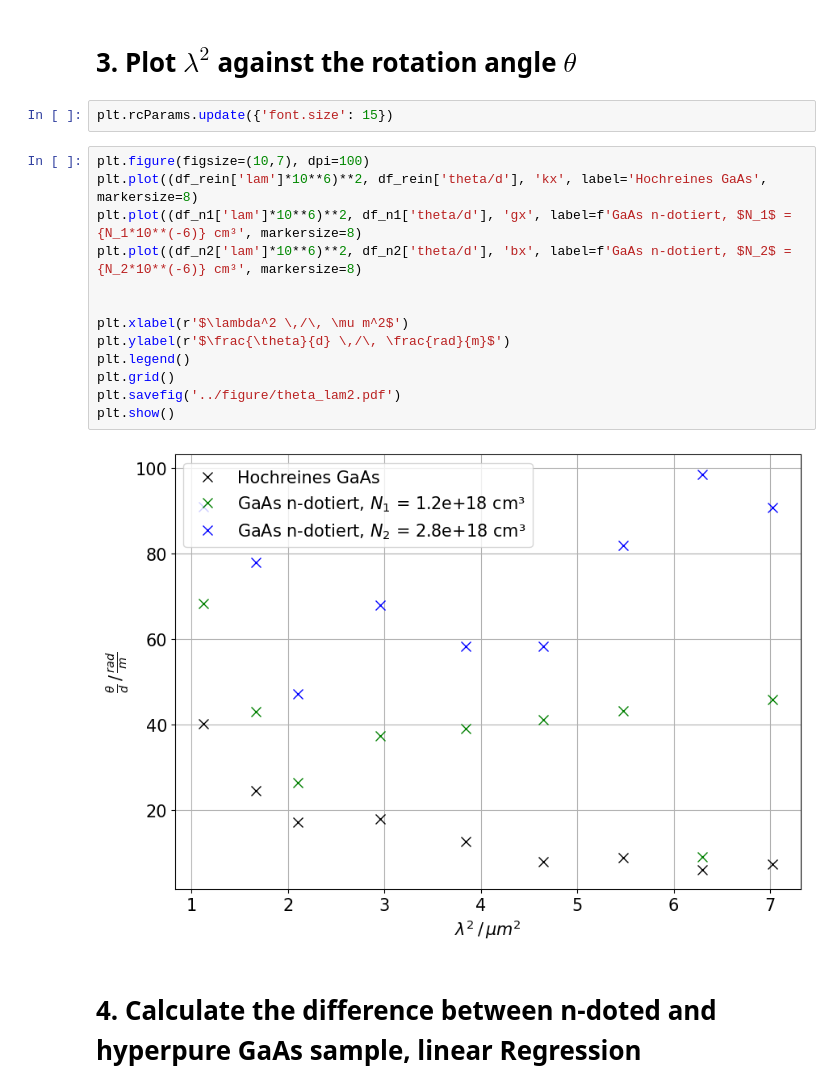
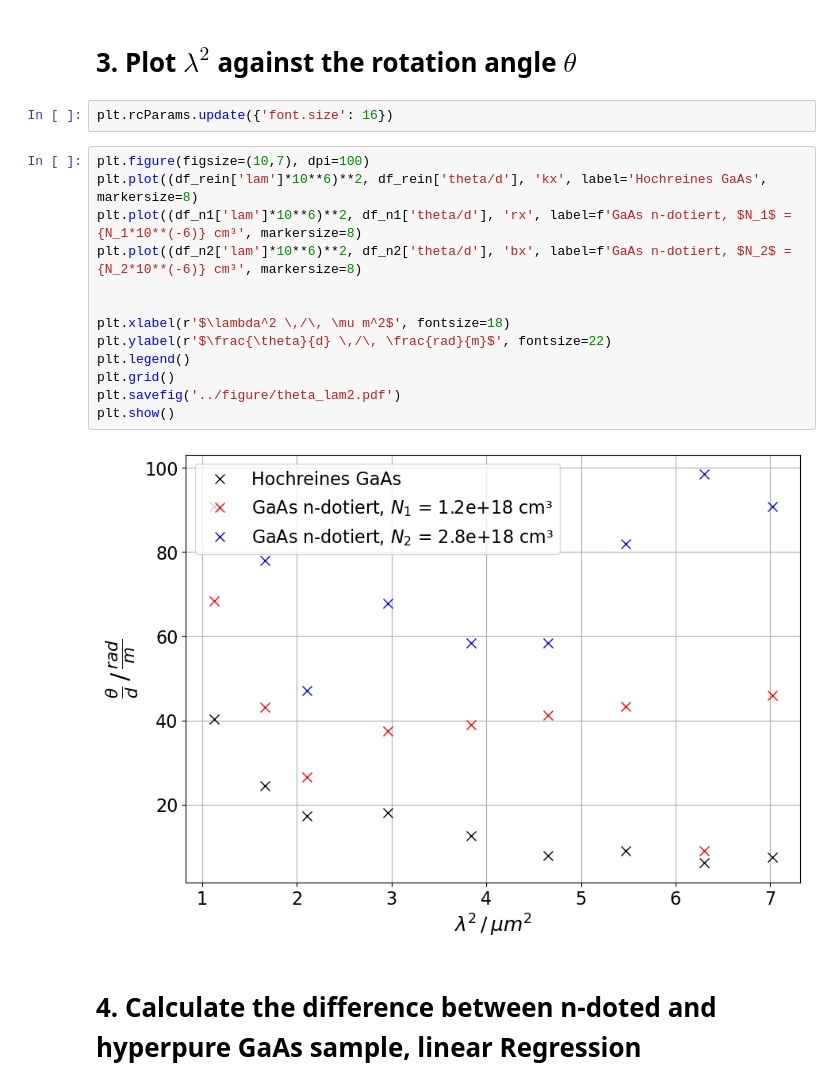
Before and after one commit to SamGTex/FP_Master_WS22-23, a Jupyter notebook: V46_Faraday_Effekt/python/main.ipynb, the cells around one changed output. Drawn from its saved outputs; the diff is of its cells as text.

```diff
--- a/V46_Faraday_Effekt/python/main.ipynb
+++ b/V46_Faraday_Effekt/python/main.ipynb
@@ -186,22 +186,22 @@ df_n2
 # %% [markdown]
 # 3. Plot $\lambda^2$ against the rotation angle $\theta$
 # %%
-plt.rcParams.update({'font.size': 15})
+plt.rcParams.update({'font.size': 16})
 # %%
 plt.figure(figsize=(10,7), dpi=100)
 plt.plot((df_rein['lam']*10**6)**2, df_rein['theta/d'], 'kx', label='Hochreines GaAs', markersize=8)
-plt.plot((df_n1['lam']*10**6)**2, df_n1['theta/d'], 'gx', label=f'GaAs n-dotiert, $N_1$ = {N_1*10**(-6)} cm³', markersize=8)
+plt.plot((df_n1['lam']*10**6)**2, df_n1['theta/d'], 'rx', label=f'GaAs n-dotiert, $N_1$ = {N_1*10**(-6)} cm³', markersize=8)
 plt.plot((df_n2['lam']*10**6)**2, df_n2['theta/d'], 'bx', label=f'GaAs n-dotiert, $N_2$ = {N_2*10**(-6)} cm³', markersize=8)
 
 
-plt.xlabel(r'$\lambda^2 \,/\, \mu m^2$')
-plt.ylabel(r'$\frac{\theta}{d} \,/\, \frac{rad}{m}$')
+plt.xlabel(r'$\lambda^2 \,/\, \mu m^2$', fontsize=18)
+plt.ylabel(r'$\frac{\theta}{d} \,/\, \frac{rad}{m}$', fontsize=22)
 plt.legend()
 plt.grid()
 plt.savefig('../figure/theta_lam2.pdf')
 plt.show()
 # %% [output]
-[figure, old version]
+[figure, new version]
 # %% [markdown]
 # 4. Calculate the difference between n-doted and hyperpure GaAs sample, linear Regression
 # %%
```
Also changed, not shown: parts of 2 cells of this notebook, 3 other files.
